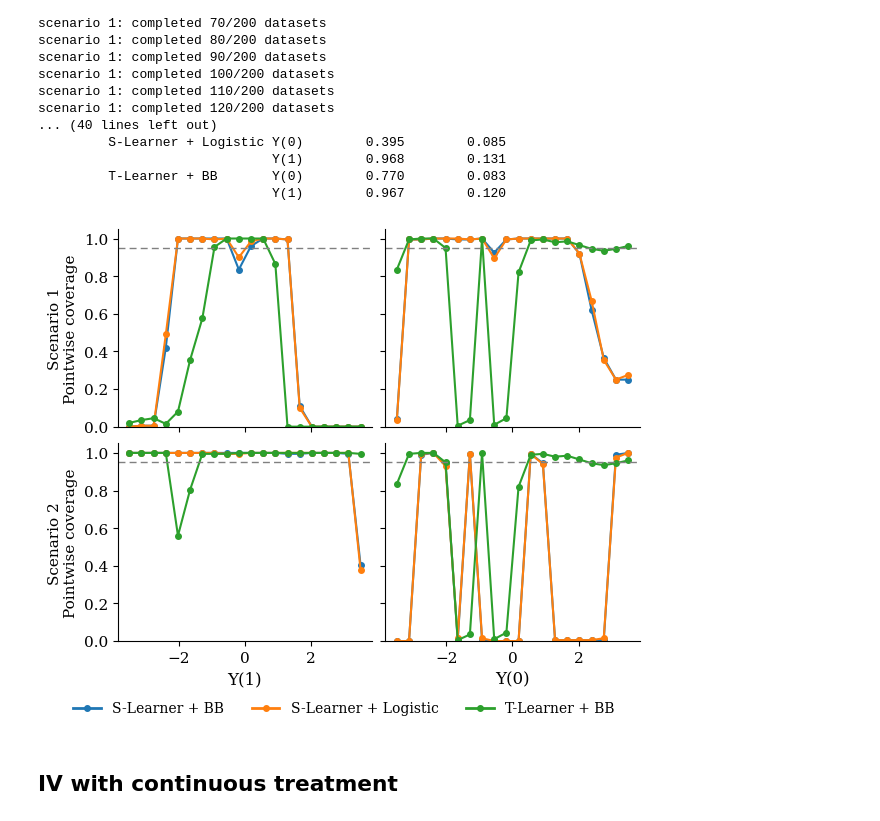
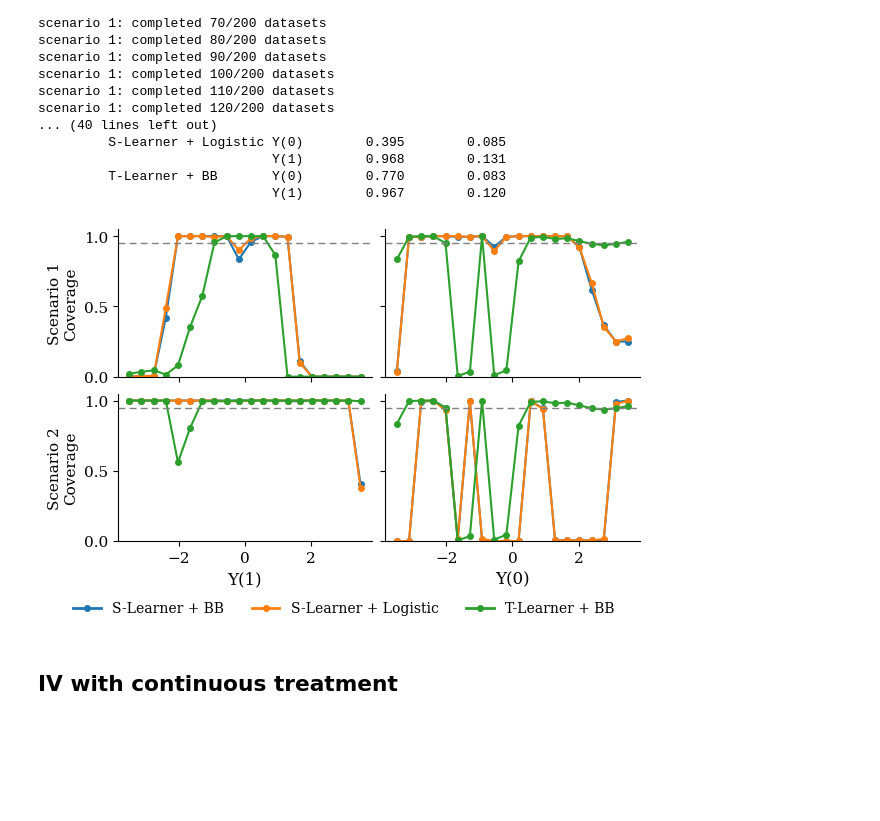
Before and after one commit to gregorsteiner/CausalMP, a Jupyter notebook: Simulated_Examples.ipynb, the cells around one changed output. Saved outputs shown, nothing was run; the diff lists cells and outputs as text; code cells hidden in the pictures; blank space fills up the shorter version.

Commit message:
Improved coverage plot

```diff
--- a/Simulated_Examples.ipynb
+++ b/Simulated_Examples.ipynb
@@ -385,36 +385,36 @@ plt.rcParams.update({
     "axes.linewidth":   0.8,
     "xtick.direction":  "out",
     "ytick.direction":  "out",
 })
 
 colors = {
     "S-Learner + BB":       "#1f77b4",
     "S-Learner + Logistic": "#ff7f0e",
     "T-Learner + BB":       "#2ca02c",
 }
 
-fig, axes = plt.subplots(2, 2, figsize=(6, 5), sharex=True, sharey=True, constrained_layout=True)
+fig, axes = plt.subplots(2, 2, figsize=(6, 4), sharex=True, sharey=True, constrained_layout=True)
 
 for r, sc in enumerate(scenarios):
     for c, (k, lab) in enumerate([("x_1", r"Y(1)"), ("x_0", r"Y(0)")]):
         ax = axes[r, c]
         for m in variants:
             ax.plot(y_grid_exp, coverage[sc][m][k], marker="o", ms=4, color=colors[m])
         ax.axhline(NOMINAL, color="grey", linestyle=(0, (5, 3)), linewidth=1)
         ax.set_ylim(0, 1.05)
         if r == len(scenarios) - 1:
             ax.set_xlabel(lab, fontsize=12)
-    axes[r, 0].set_ylabel(f"Scenario {sc}\nPointwise coverage", fontsize=11)
+    axes[r, 0].set_ylabel(f"Scenario {sc}\nCoverage", fontsize=11)
 
 legend_handles = [Line2D_cov([0], [0], color=c, linewidth=2, marker="o", ms=4, label=m)
                   for m, c in colors.items()]
 #legend_handles.append(Line2D_cov([0], [0], color="grey", linewidth=1, linestyle=(0, (5, 3)), label="Nominal (0.95)"))
 fig.legend(handles=legend_handles, loc="outside lower center", ncol=4, frameon=False, fontsize=10)
 
 plt.savefig('Figures/Simulation_Results.pdf', dpi=300, bbox_inches='tight')
 plt.show()
 # %% [output]
-[figure, old version]
+[figure, new version]
 # %% [markdown]
 ## IV with continuous treatment
 # %%
```
Also changed, not shown: 1 other file.
